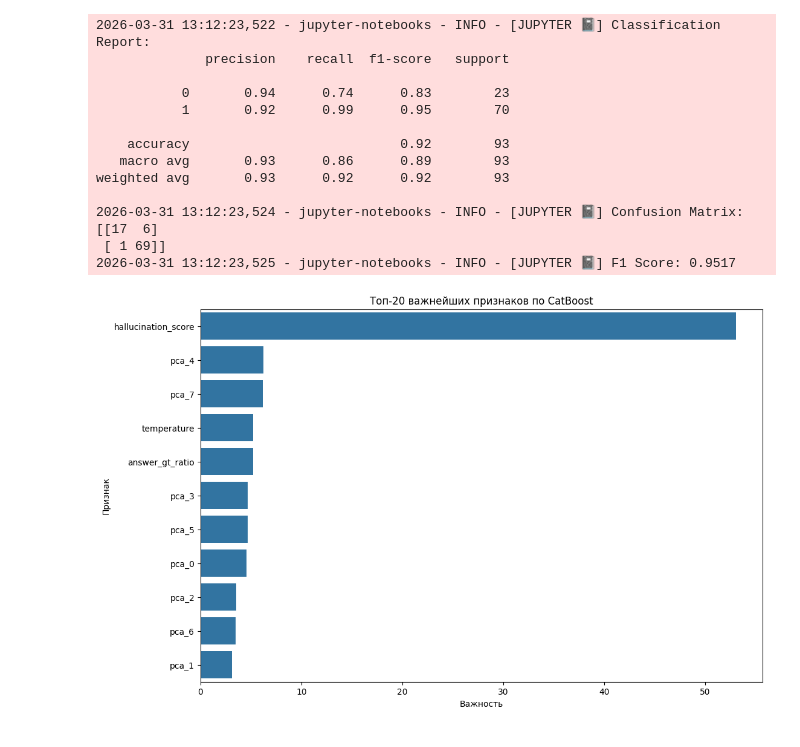
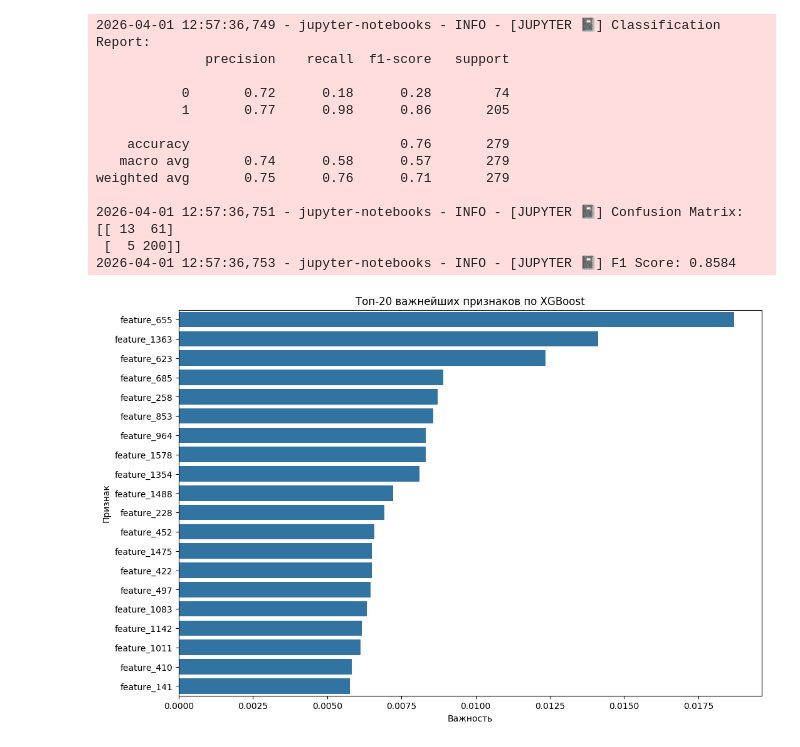
Before and after one commit to be1pheg0r/hack-mfti, a Jupyter notebook: sber/notebooks/gym.ipynb, the cells around one changed output. Saved outputs shown, nothing was run; the diff lists cells and outputs as text; code cells hidden in the pictures.

Commit message:
[sber/notebooks] Заапдейтил блокноты

```diff
--- a/sber/notebooks/gym.ipynb
+++ b/sber/notebooks/gym.ipynb
@@ -86,5 +121,5 @@ plt.show()
 # %%
-n_components = 8
+n_components = 16
 
 train_pca = PCA(n_components=n_components, random_state=42)
 
@@ -96,7 +131,8 @@ features_df[target_col] = features_df[target_col].fillna(features_df[target_col]
 target = features_df[target_col].astype(int)
 
 scaler = StandardScaler()
-train_columns = other_num_columns.union(set(pca_columns))
+train_columns = other_num_columns.to_list() + hooks_columns
+#.union(set(pca_columns))
 features_df[train_columns] = scaler.fit_transform(features_df[train_columns])
 
 X = features_df[train_columns]
@@ -124,0 +161,8 @@ plt.show()
+# %%
+# oversampling
+
+smote = SMOTE()
+
+X, y = smote.fit_resample(X, y)
+X_train, X_test, y_train, y_test = train_test_split(X, y, test_size=0.2, random_state=42, stratify=y)
+y.value_counts()
@@ -235,6 +244,6 @@ for key, value in best_catboost_trial.params.items():
 # %%
-best_model_type = "catboost"
-best_trial = best_catboost_trial
+best_trial = study.best_trial
+best_model_type = best_trial.params["model_type"]
 if best_model_type == "catboost":
     best_model = catboost.CatBoostClassifier(
         iterations=best_trial.params["iterations"],
@@ -268,35 +277,48 @@ logger.info(f"Classification Report:\n{report}")
 logger.info(f"Confusion Matrix:\n{conf_matrix}")
 logger.info(f"F1 Score: {f1:.4f}")
 # %% [output]
-2026-03-31 13:12:23,522 - jupyter-notebooks - INFO - [JUPYTER 📓] Classification Report:
+2026-04-01 12:57:36,749 - jupyter-notebooks - INFO - [JUPYTER 📓] Classification Report:
               precision    recall  f1-score   support
 
-           0       0.94      0.74      0.83        23
-           1       0.92      0.99      0.95        70
+           0       0.72      0.18      0.28        74
+           1       0.77      0.98      0.86       205
 
-    accuracy                           0.92        93
-   macro avg       0.93      0.86      0.89        93
-weighted avg       0.93      0.92      0.92        93
+    accuracy                           0.76       279
+   macro avg       0.74      0.58      0.57       279
+weighted avg       0.75      0.76      0.71       279
 
-2026-03-31 13:12:23,524 - jupyter-notebooks - INFO - [JUPYTER 📓] Confusion Matrix:
-[[17  6]
- [ 1 69]]
-2026-03-31 13:12:23,525 - jupyter-notebooks - INFO - [JUPYTER 📓] F1 Score: 0.9517
+2026-04-01 12:57:36,751 - jupyter-notebooks - INFO - [JUPYTER 📓] Confusion Matrix:
+[[ 13  61]
+ [  5 200]]
+2026-04-01 12:57:36,753 - jupyter-notebooks - INFO - [JUPYTER 📓] F1 Score: 0.8584
 # %%
 # best_model - catboost, feature importance
 if best_model_type == "catboost":
     feature_importances = best_model.get_feature_importance()
     feature_names = X.columns
     importance_df = pd.DataFrame({"feature": feature_names, "importance": feature_importances})
     importance_df = importance_df.sort_values(by="importance", ascending=False)
     plt.figure(figsize=(12, 8))
     sns.barplot(x="importance", y="feature", data=importance_df.head(20))
     plt.title("Топ-20 важнейших признаков по CatBoost")
     plt.xlabel("Важность")
     plt.ylabel("Признак")
     plt.show()
+
+# xgb feature importance
+elif best_model_type == "xgboost":
+    feature_importances = best_model.feature_importances_
+    feature_names = X.columns
+    importance_df = pd.DataFrame({"feature": feature_names, "importance": feature_importances})
+    importance_df = importance_df.sort_values(by="importance", ascending=False)
+    plt.figure(figsize=(12, 8))
+    sns.barplot(x="importance", y="feature", data=importance_df.head(20))
+    plt.title("Топ-20 важнейших признаков по XGBoost")
+    plt.xlabel("Важность")
+    plt.ylabel("Признак")
+    plt.show()
 # %% [output]
-[figure, old version]
+[figure, new version]
 # %%
 y_probs = best_model.predict_proba(X_test)[:, 1]
 
```
Also changed, not shown: parts of 17 cells of this notebook, 1 other file.
